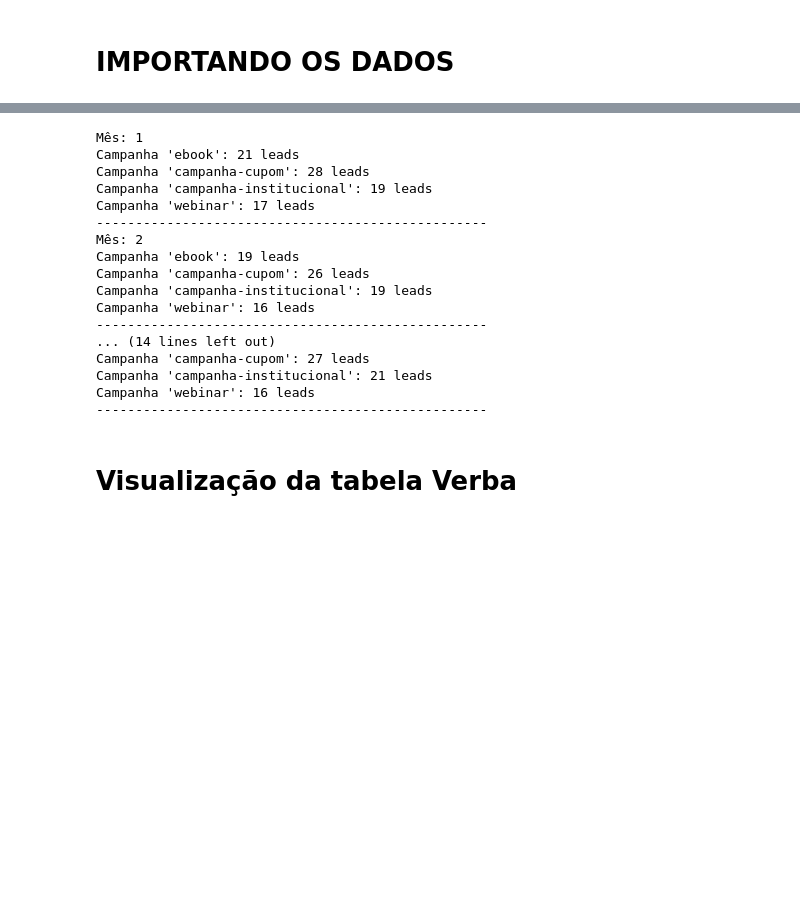
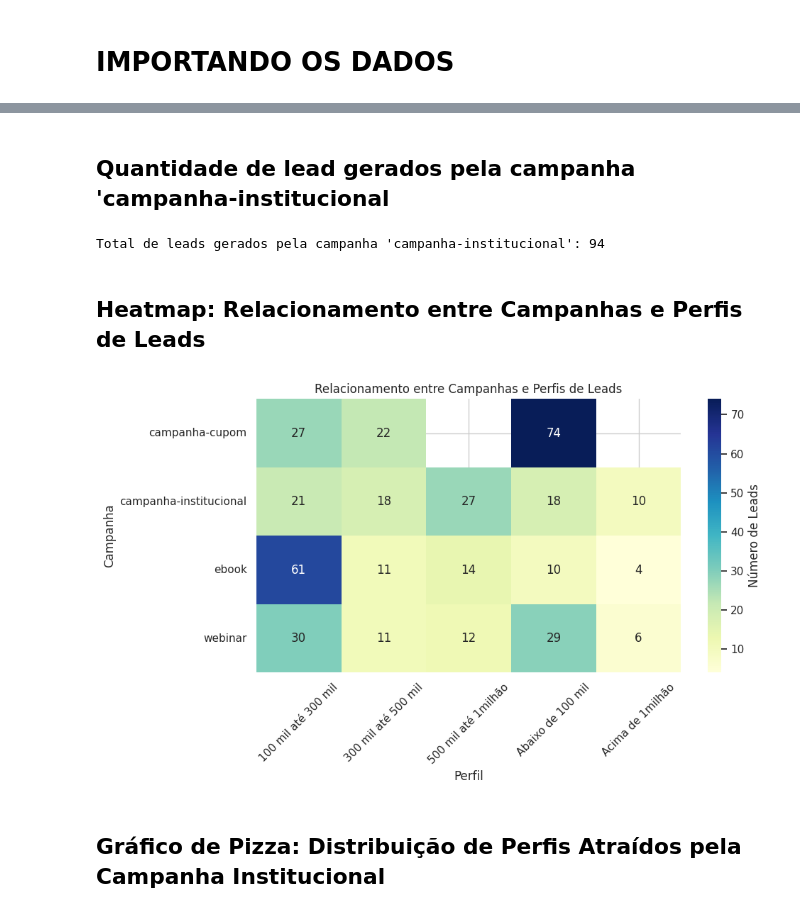
Before and after one commit to claraferreirabatista/processo_seletivo, a Jupyter notebook: Leads_Analisados.ipynb, the cells around one changed output, grey strips where cells are left out. Drawn from its saved outputs; the diff is of its cells as text; code cells hidden in the pictures; blank space fills up the shorter version.

```diff
--- a/Leads_Analisados.ipynb
+++ b/Leads_Analisados.ipynb
@@ -21,45 +360,35 @@ import matplotlib.pyplot as plt
+# %% [markdown]
+## Quantidade de lead gerados  pela campanha 'campanha-institucional
+# %%
+df = verba.copy()
+# Filtrando para obter apenas os dados da campanha-institucional
+campanha_institucional = df[df['Campanha'] == 'campanha-institucional']
+
+# Somando o total de leads gerados pela campanha-institucional
+total_leads_campanha_institucional = campanha_institucional['Leads gerados'].sum()
+
+print(f"Total de leads gerados pela campanha 'campanha-institucional': {total_leads_campanha_institucional}")
+# %% [output]
+Total de leads gerados pela campanha 'campanha-institucional': 94
+# %% [markdown]
+## **Heatmap**: Relacionamento entre Campanhas e Perfis de Leads
+# %%
+# Criando um pivot table para preparar os dados para o heatmap
+heatmap_data = relacao_campanha_perfil.pivot(index='Campanha', columns='Perfil', values='Contagem')
+
+# Criando o heatmap
+plt.figure(figsize=(10, 6))
+sns.heatmap(heatmap_data, annot=True, cmap='YlGnBu', fmt='g', cbar_kws={'label': 'Número de Leads'})
+plt.title('Relacionamento entre Campanhas e Perfis de Leads')
+plt.xlabel('Perfil')
+plt.ylabel('Campanha')
+plt.xticks(rotation=45)
+plt.yticks(rotation=0)
+plt.tight_layout()
+plt.show()
+# %% [output]
+[figure, added]
+# %% [markdown]
+## **Gráfico de Pizza**: Distribuição de Perfis Atraídos pela Campanha Institucional
 # %%
 leads_gerados = pd.read_csv('leads_gerados.csv')
-# %%
-
-leads_gerados_copy = leads_gerados.copy()
-leads_gerados_copy['Data'] = pd.to_datetime(leads_gerados_copy['Data'], format='%d/%m/%Y')
-
-for month in range(1, 6):
-    filtered_data = leads_gerados_copy[(leads_gerados_copy['Data'].dt.month == month) &
-                                       ((leads_gerados_copy['Campanha'] == 'ebook') |
-                                        (leads_gerados_copy['Campanha'] == 'campanha-cupom') |
-                                        (leads_gerados_copy['Campanha'] == 'campanha-institucional') |
-                                        (leads_gerados_copy['Campanha'] == 'webinar'))]
-
-    count_ebook = filtered_data[filtered_data['Campanha'] == 'ebook'].shape[0]
-    count_cupom = filtered_data[filtered_data['Campanha'] == 'campanha-cupom'].shape[0]
-    count_institucional = filtered_data[filtered_data['Campanha'] == 'campanha-institucional'].shape[0]
-    count_webinar = filtered_data[filtered_data['Campanha'] == 'webinar'].shape[0]
-
-    print(f"Mês: {month}")
-    print(f"Campanha 'ebook': {count_ebook} leads")
-    print(f"Campanha 'campanha-cupom': {count_cupom} leads")
-    print(f"Campanha 'campanha-institucional': {count_institucional} leads")
-    print(f"Campanha 'webinar': {count_webinar} leads")
-    print("-" * 50)
-# %% [output]
-Mês: 1
-Campanha 'ebook': 21 leads
-Campanha 'campanha-cupom': 28 leads
-Campanha 'campanha-institucional': 19 leads
-Campanha 'webinar': 17 leads
---------------------------------------------------
-Mês: 2
-Campanha 'ebook': 19 leads
-Campanha 'campanha-cupom': 26 leads
-Campanha 'campanha-institucional': 19 leads
-Campanha 'webinar': 16 leads
---------------------------------------------------
-... (14 lines left out)
-Campanha 'campanha-cupom': 27 leads
-Campanha 'campanha-institucional': 21 leads
-Campanha 'webinar': 16 leads
---------------------------------------------------
-# %% [markdown]
-# Visualização da tabela Verba
```
Also changed, not shown: parts of 55 cells of this notebook.
